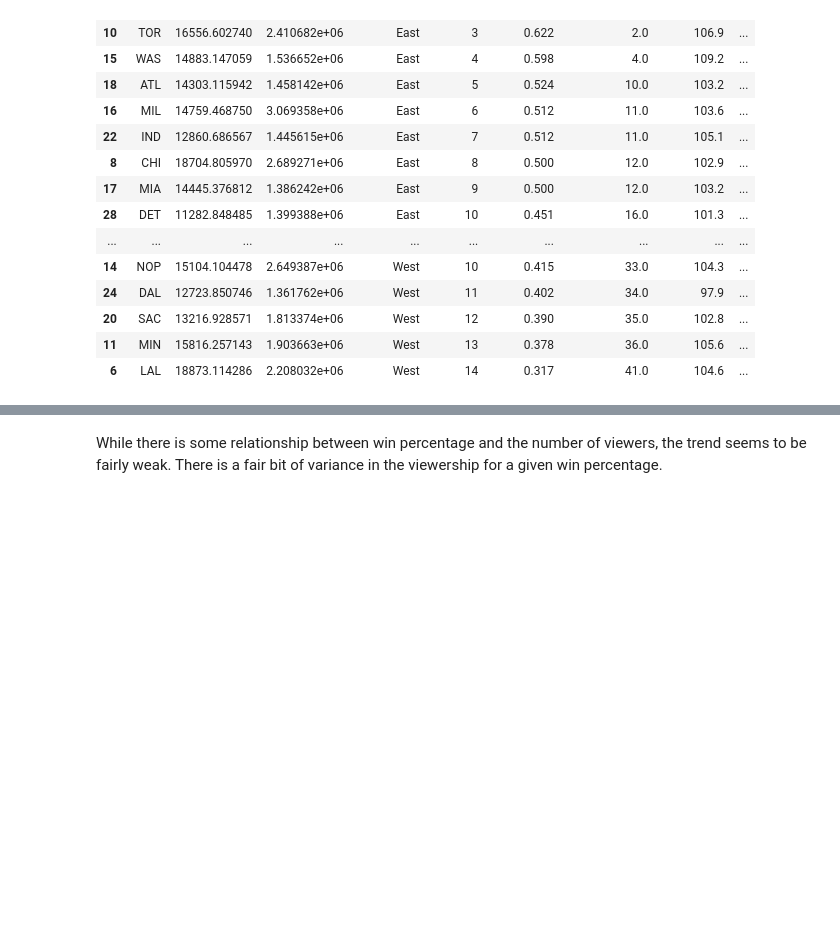
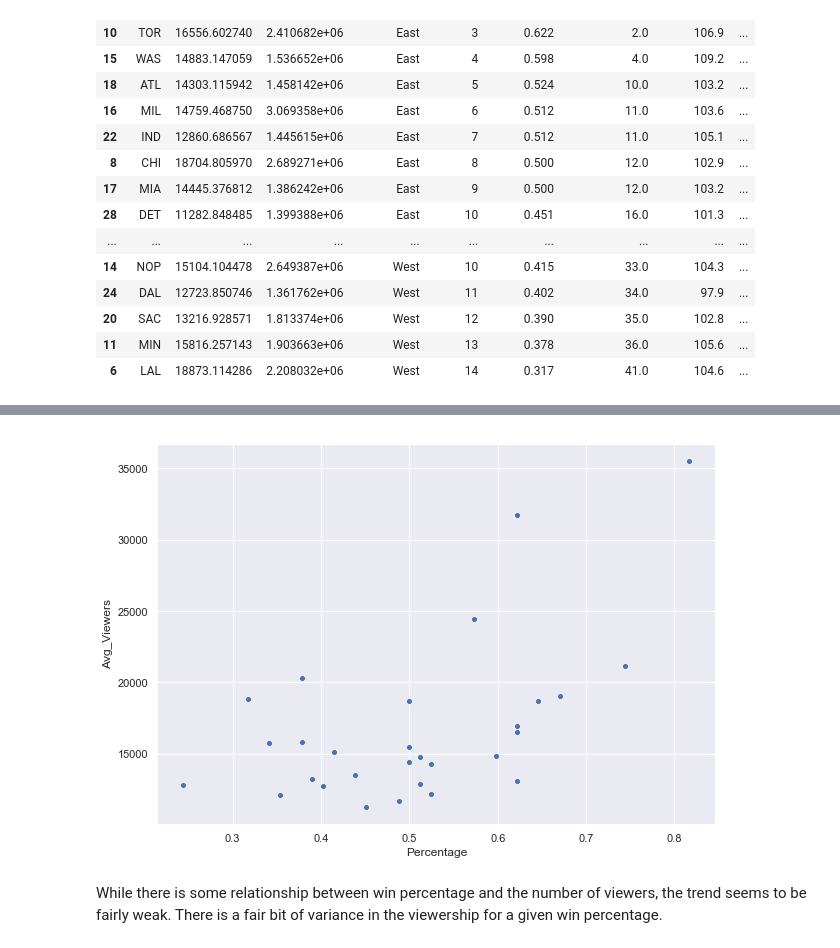
Before and after one commit to sdaht/NBA-Viewership, a Jupyter notebook: NBA_Viewership_Exploration.ipynb, the cells around one changed output, grey strips where cells are left out. Cells and saved outputs as stored; diff of their text form; code cells hidden in the pictures; blank space fills up the shorter version.

```diff
--- a/NBA_Viewership_Exploration.ipynb
+++ b/NBA_Viewership_Exploration.ipynb
@@ -292,3 +293,9 @@ by_team17.plot.scatter(x='Percentage', y='Avg_Viewers', title='Win Percentage vs
+# %%
+sns.set()
+sns.scatterplot(by_team17['Percentage'], by_team17['Avg_Viewers'])
+plt.show()
+# %% [output]
+[figure, added]
 # %% [markdown]
 While there is some relationship between win percentage and the number of viewers, the trend seems to be fairly weak. There is a fair bit of variance in the viewership for a given win percentage.
 # %%
```
Also changed, not shown: parts of 8 cells of this notebook.
